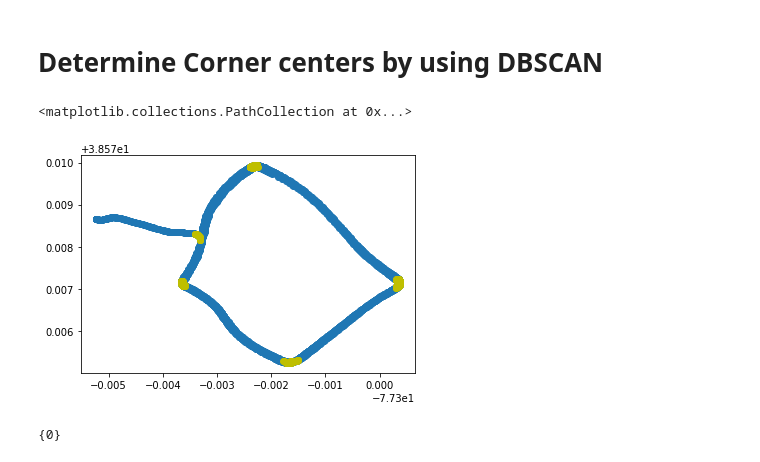
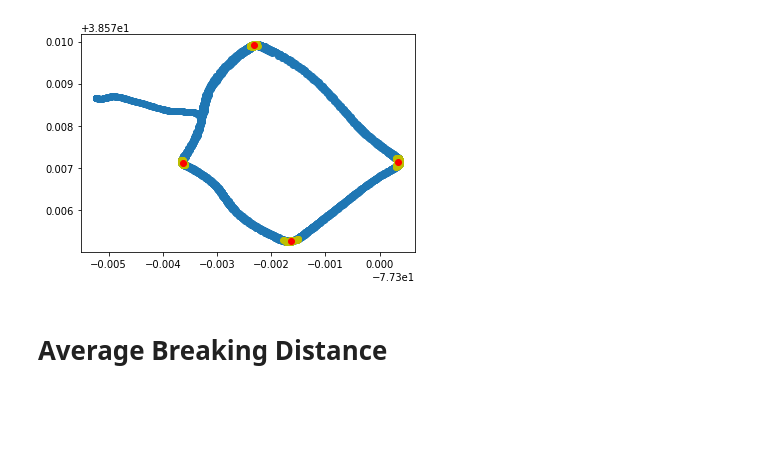
Before and after one commit to pyagoubi/Motorcycle-data, a Jupyter notebook: Motorcycle.ipynb, the cells around one changed output. Saved outputs shown, nothing was run; the diff lists cells and outputs as text; code cells hidden in the pictures; blank space fills up the shorter version.

```diff
--- a/Motorcycle.ipynb
+++ b/Motorcycle.ipynb
@@ -149,2 +105,0 @@ def cornercenters(df, clusters):
-# %%
-corners = cornercenters(data, clusters=6)
@@ -153,2 +105,0 @@ corners = cornercenters(data, clusters=6)
-# %% [markdown]
-# Determine Corner centers by using DBSCAN
@@ -168,9 +105,0 @@ print('Number of clusters: {}'.format(num_clusters))
-# %%
-data.loc[data['corner_a']==1, 'DB Labels'] = cluster_labels
-# %%
-  plt.scatter(x=data['Longitude'], y=data['Latitude'])
-  plt.scatter(x=data.loc[(data['DB Labels'] > 0), 'Longitude'], y=data.loc[(data['DB Labels'] > 0),'Latitude'], color = 'y')
-  #plt.scatter(x=x, y=y, color = 'r')
-# %% [output]
-<matplotlib.collections.PathCollection at 0x...>
-[figure, removed]
@@ -183,4 +106,32 @@ centermost_points = clusters.map(get_centermost_point)
-# %%
-clusters = pd.Series([coords[cluster_labels == n] for n in range(num_clusters)])
-# %% [output]
-{0}
+# %%
+def centroids(df):
+
+  corners_df = pd.DataFrame()
+
+  centroid_x = []
+  centroid_y = []
+
+  corners = df['Corner Number'].unique().tolist()
+  corners.remove(-1)
+
+  for corner in corners:
+    point = MultiPoint(geopandas.points_from_xy(df.loc[df['Corner Number'] == corner,'Longitude'], df.loc[df['Corner Number'] == corner, 'Latitude'] , crs="EPSG:4326" ))
+    centroid_x.append(point.centroid.x)
+    centroid_y.append(point.centroid.y)
+    del point
+
+  corners_df['Corner Nr'] = corners
+  corners_df['Longitude'] = centroid_x
+  corners_df['Latitude'] = centroid_y
+
+  plt.scatter(x=df['Longitude'], y=df['Latitude'])
+  plt.scatter(x=df.loc[(df['Corner Number'] >= 0), 'Longitude'], y=df.loc[(df['Corner Number'] >= 0),'Latitude'], color = 'y')
+  plt.scatter(x=corners_df['Longitude'], y=corners_df['Latitude'], color = 'r')
+
+  return corners_df
+
+reference_points = centroids(data)
+# %% [output]
+[figure, added]
+# %% [markdown]
+# Average Breaking Distance
```
Also changed, not shown: parts of 21 cells of this notebook.
